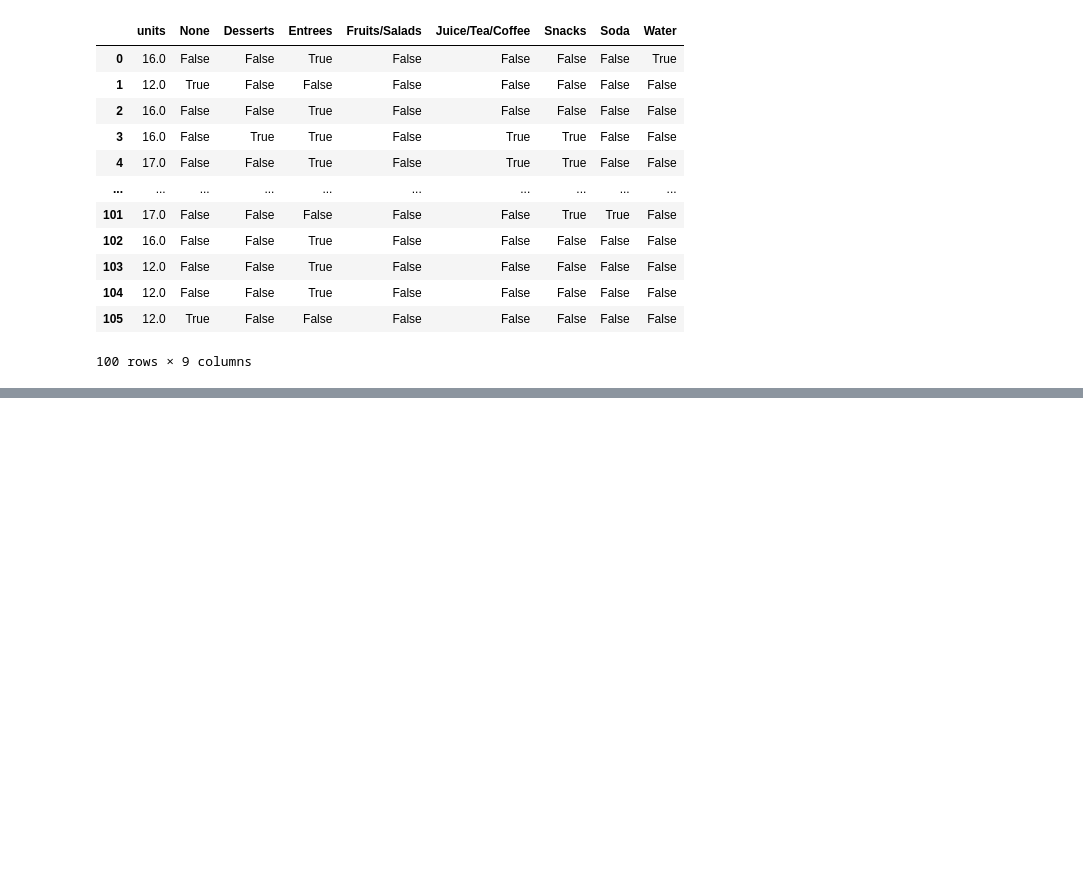
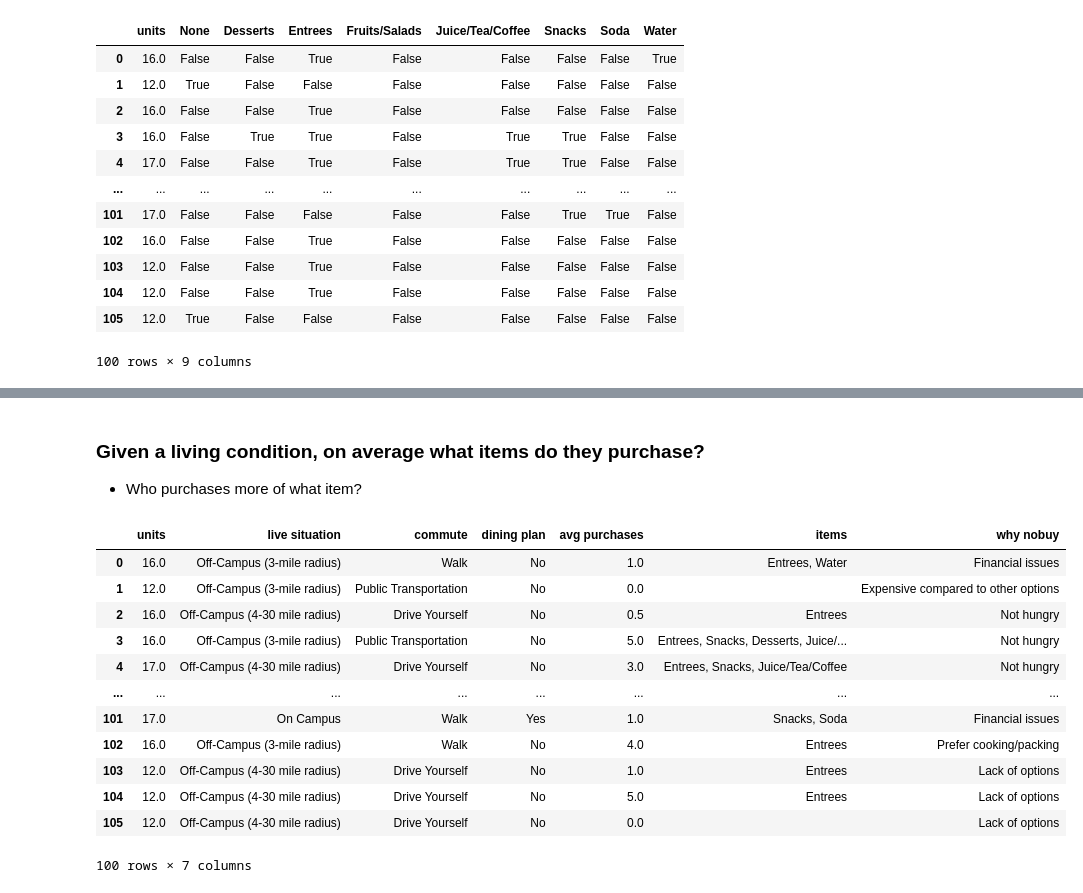
Before and after one commit to PikaSannnnn/cs105minproject, a Jupyter notebook: Stephen.ipynb, the cells around one changed output, grey strips where cells are left out. Drawn from its saved outputs; the diff is of its cells as text; code cells hidden in the pictures; blank space fills up the shorter version.

```diff
--- a/Stephen.ipynb
+++ b/Stephen.ipynb
@@ -221,0 +235,19 @@ sns.heatmap(data=units_types_ct, annot=True)
+# %% [markdown]
+### Given a living condition, on average what items do they purchase?
+* Who purchases more of what item?
+# %%
+living_
+# %% [output]
+|  | units | live situation | commute | dining plan | avg purchases | items | why nobuy |
+| 0 | 16.0 | Off-Campus (3-mile radius) | Walk | No | 1.0 | Entrees, Water | Financial issues |
+| 1 | 12.0 | Off-Campus (3-mile radius) | Public Transportation | No | 0.0 |  | Expensive compared to other options |
+| 2 | 16.0 | Off-Campus (4-30 mile radius) | Drive Yourself | No | 0.5 | Entrees | Not hungry |
+| 3 | 16.0 | Off-Campus (3-mile radius) | Public Transportation | No | 5.0 | Entrees, Snacks, Desserts, Juice/... | Not hungry |
+| 4 | 17.0 | Off-Campus (4-30 mile radius) | Drive Yourself | No | 3.0 | Entrees, Snacks, Juice/Tea/Coffee | Not hungry |
+| ... | ... | ... | ... | ... | ... | ... | ... |
+| 101 | 17.0 | On Campus | Walk | Yes | 1.0 | Snacks, Soda | Financial issues |
+| 102 | 16.0 | Off-Campus (3-mile radius) | Walk | No | 4.0 | Entrees | Prefer cooking/packing |
+| 103 | 12.0 | Off-Campus (4-30 mile radius) | Drive Yourself | No | 1.0 | Entrees | Lack of options |
+| 104 | 12.0 | Off-Campus (4-30 mile radius) | Drive Yourself | No | 5.0 | Entrees | Lack of options |
+| 105 | 12.0 | Off-Campus (4-30 mile radius) | Drive Yourself | No | 0.0 |  | Lack of options |
+100 rows × 7 columns
```
Also changed, not shown: parts of 19 cells of this notebook, 1 other file.
